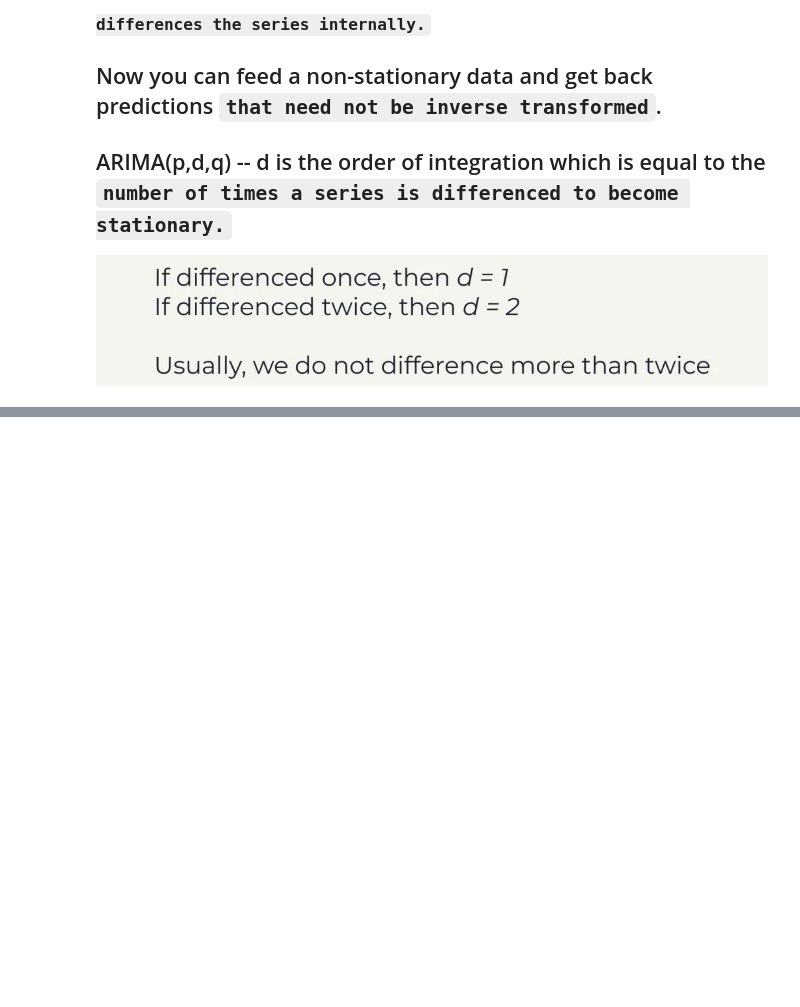
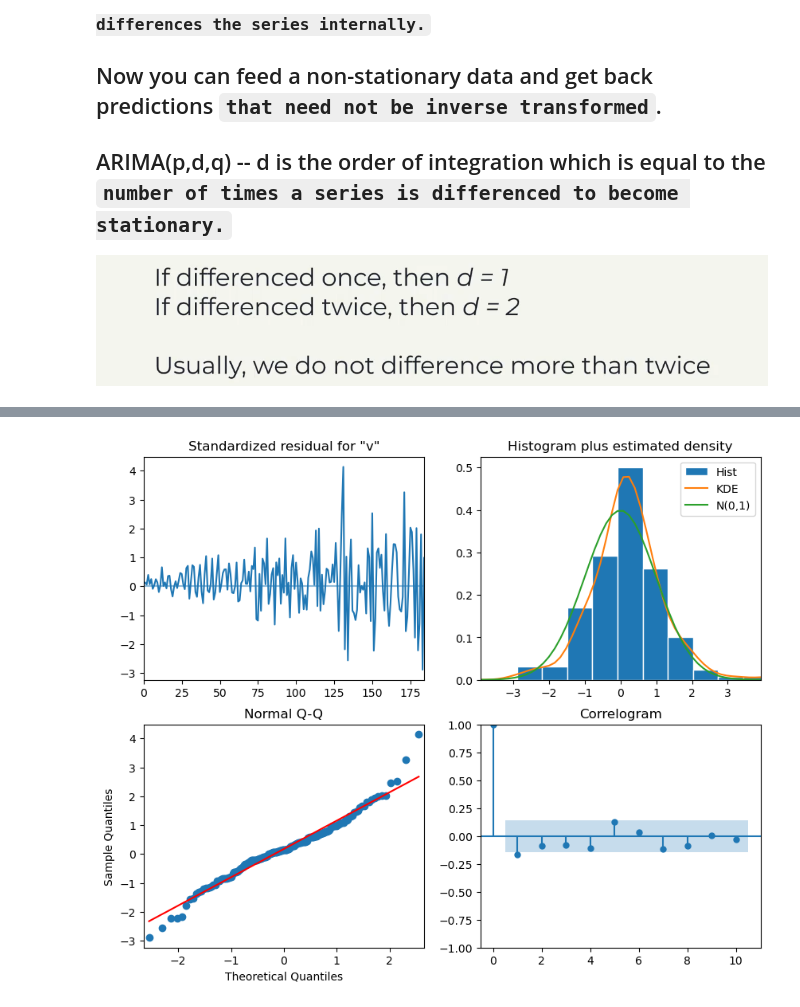
Before and after one commit to tharani001/TimeSeriesForecasting, a Jupyter notebook: ARIMA-forecasting/ARIMA-Model.ipynb, the cells around one changed output, grey strips where cells are left out. Saved outputs shown, nothing was run; the diff lists cells and outputs as text; code cells hidden in the pictures; blank space fills up the shorter version.

```diff
--- a/ARIMA-forecasting/ARIMA-Model.ipynb
+++ b/ARIMA-forecasting/ARIMA-Model.ipynb
@@ -12,0 +90,3 @@
+# %%
+train = df['value'][:-32]
+train
@@ -12,0 +165,5 @@
+# %%
+model = SARIMAX(train, order=(4,1,4), simple_differencing=False)
+model_fit = model.fit(disp=False)
+
+print(model_fit.summary())
@@ -12,0 +188,4 @@
+# %%
+model_fit.plot_diagnostics(figsize=(10,8));
+# %% [output]
+[figure, added]
```
Also changed, not shown: parts of 20 cells of this notebook.
